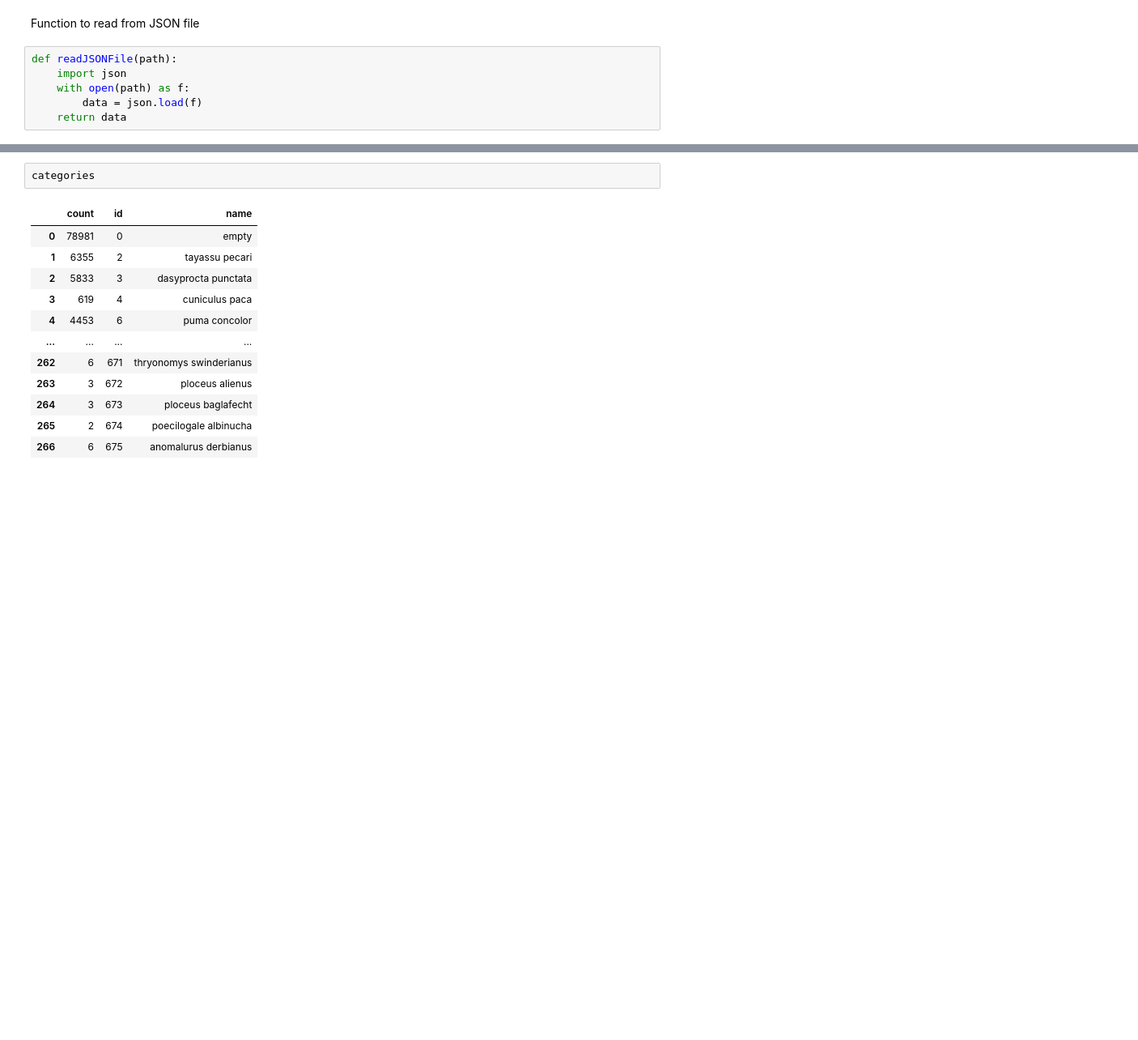
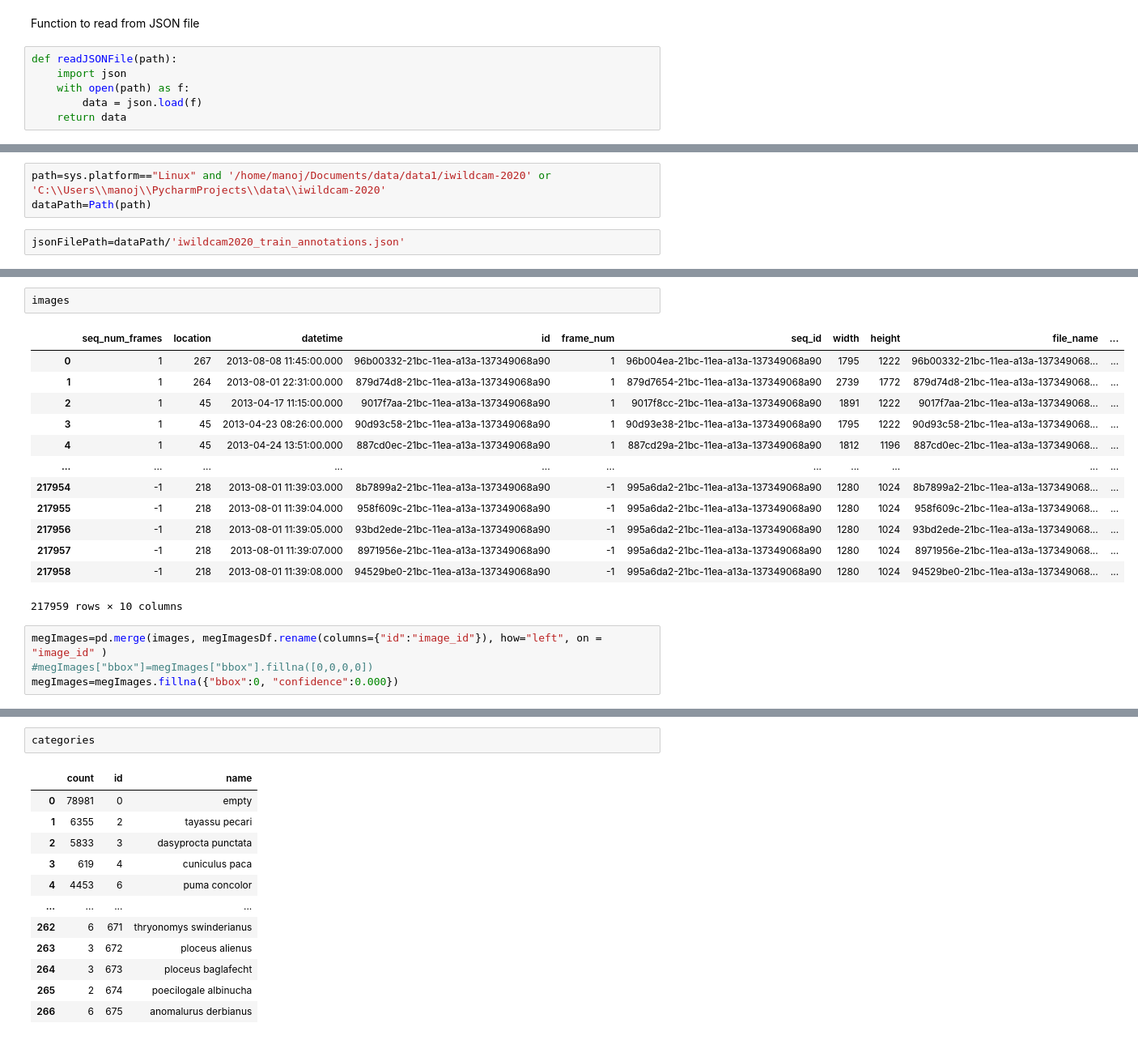
Before and after one commit to manojach87/IWildCam2020, a Jupyter notebook: src/fastai-full.ipynb, the cells around one changed output, grey strips where cells are left out. Shown at 81% size. Cells and saved outputs as stored; diff of their text form; blank space fills up the shorter version.

```diff
--- a/src/fastai-full.ipynb
+++ b/src/fastai-full.ipynb
@@ -27,3 +28,8 @@ jsonFilePath='/home/manoj/Documents/data/data/iwildcam-2020/iwildcam2020_train_a
+# %%
+path=sys.platform=="Linux" and '/home/manoj/Documents/data/data1/iwildcam-2020' or 'C:\\Users\\manoj\\PycharmProjects\\data\\iwildcam-2020'
+dataPath=Path(path)
+# %%
+jsonFilePath=dataPath/'iwildcam2020_train_annotations.json'
 # %%
 data = readJSONFile(jsonFilePath)
 
@@ -59,0 +110,20 @@ del images
+# %%
+images
+# %% [output]
+|  | seq_num_frames | location | datetime | id | frame_num | seq_id | width | height | file_name | ... |
+| 0 | 1 | 267 | 2013-08-08 11:45:00.000 | 96b00332-21bc-11ea-a13a-137349068a90 | 1 | 96b004ea-21bc-11ea-a13a-137349068a90 | 1795 | 1222 | 96b00332-21bc-11ea-a13a-137349068... | ... |
+| 1 | 1 | 264 | 2013-08-01 22:31:00.000 | 879d74d8-21bc-11ea-a13a-137349068a90 | 1 | 879d7654-21bc-11ea-a13a-137349068a90 | 2739 | 1772 | 879d74d8-21bc-11ea-a13a-137349068... | ... |
+| 2 | 1 | 45 | 2013-04-17 11:15:00.000 | 9017f7aa-21bc-11ea-a13a-137349068a90 | 1 | 9017f8cc-21bc-11ea-a13a-137349068a90 | 1891 | 1222 | 9017f7aa-21bc-11ea-a13a-137349068... | ... |
+| 3 | 1 | 45 | 2013-04-23 08:26:00.000 | 90d93c58-21bc-11ea-a13a-137349068a90 | 1 | 90d93e38-21bc-11ea-a13a-137349068a90 | 1795 | 1222 | 90d93c58-21bc-11ea-a13a-137349068... | ... |
+| 4 | 1 | 45 | 2013-04-24 13:51:00.000 | 887cd0ec-21bc-11ea-a13a-137349068a90 | 1 | 887cd29a-21bc-11ea-a13a-137349068a90 | 1812 | 1196 | 887cd0ec-21bc-11ea-a13a-137349068... | ... |
+| ... | ... | ... | ... | ... | ... | ... | ... | ... | ... | ... |
+| 217954 | -1 | 218 | 2013-08-01 11:39:03.000 | 8b7899a2-21bc-11ea-a13a-137349068a90 | -1 | 995a6da2-21bc-11ea-a13a-137349068a90 | 1280 | 1024 | 8b7899a2-21bc-11ea-a13a-137349068... | ... |
+| 217955 | -1 | 218 | 2013-08-01 11:39:04.000 | 958f609c-21bc-11ea-a13a-137349068a90 | -1 | 995a6da2-21bc-11ea-a13a-137349068a90 | 1280 | 1024 | 958f609c-21bc-11ea-a13a-137349068... | ... |
+| 217956 | -1 | 218 | 2013-08-01 11:39:05.000 | 93bd2ede-21bc-11ea-a13a-137349068a90 | -1 | 995a6da2-21bc-11ea-a13a-137349068a90 | 1280 | 1024 | 93bd2ede-21bc-11ea-a13a-137349068... | ... |
+| 217957 | -1 | 218 | 2013-08-01 11:39:07.000 | 8971956e-21bc-11ea-a13a-137349068a90 | -1 | 995a6da2-21bc-11ea-a13a-137349068a90 | 1280 | 1024 | 8971956e-21bc-11ea-a13a-137349068... | ... |
+| 217958 | -1 | 218 | 2013-08-01 11:39:08.000 | 94529be0-21bc-11ea-a13a-137349068a90 | -1 | 995a6da2-21bc-11ea-a13a-137349068a90 | 1280 | 1024 | 94529be0-21bc-11ea-a13a-137349068... | ... |
+217959 rows × 10 columns
+# %%
+megImages=pd.merge(images, megImagesDf.rename(columns={"id":"image_id"}), how="left", on = "image_id" )
+#megImages["bbox"]=megImages["bbox"].fillna([0,0,0,0])
+megImages=megImages.fillna({"bbox":0, "confidence":0.000})
```
Also changed, not shown: parts of 17 cells of this notebook.
